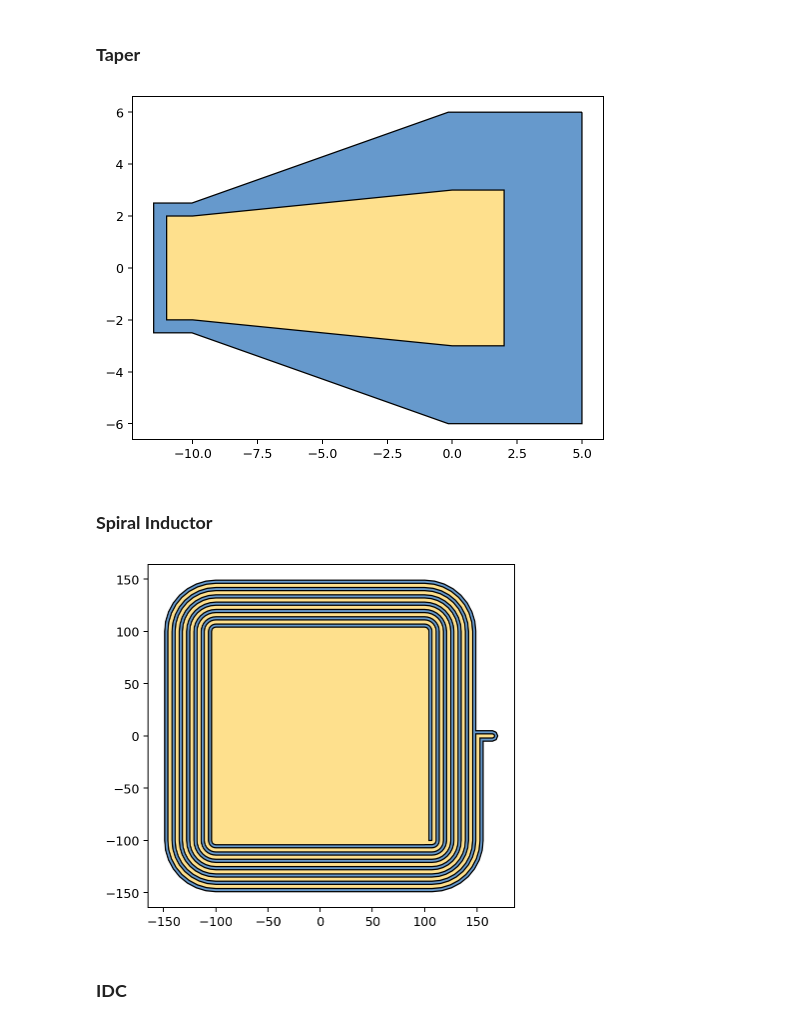
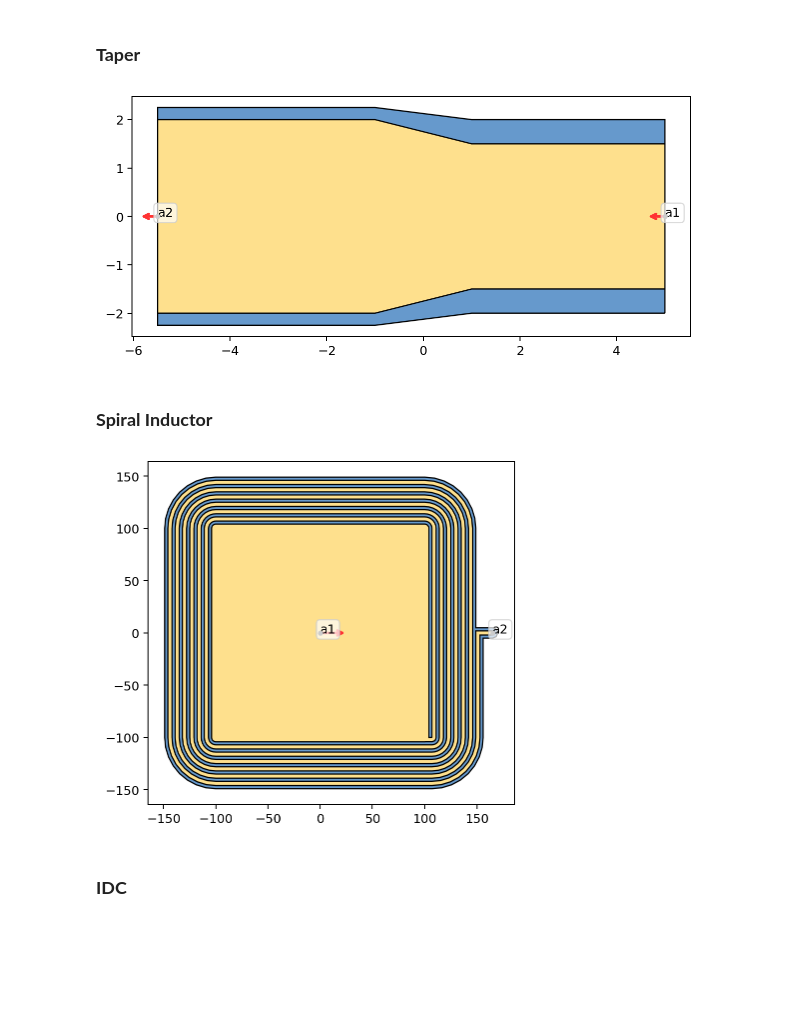
Before and after one commit to eeroqlab/zeroheliumkit, a Jupyter notebook: examples/basic_geometries.ipynb, the cells around one changed output. Drawn from its saved outputs; the diff is of its cells as text; code cells hidden in the pictures; blank space fills up the shorter version.

```diff
--- a/examples/basic_geometries.ipynb
+++ b/examples/basic_geometries.ipynb
@@ -47,24 +49,21 @@ plt.show()
 # %% [markdown]
 ### **Taper**
 # %%
-layer_info = {"metal": None,
-              "etch": (3, 0.5)}
-tp = Taper(length = 10,
-           width1 = 6,
-           width2 = 4,
-           input_length = 2,
-           output_length = 1,
-           anchors = "flat",
-           layers = layer_info)
+layer_info = {"metal": (3, 4),
+              "etch": (3 + 1, 4 + 0.5)}
+tp = Taper(length=2,
+           layers=layer_info,
+           alabel=("a1","a2"))
+
 tp.scale(-1, 1, origin=(0,0))
 
 fig = plt.figure(1, figsize=SIZE, dpi=90)
 ax = fig.add_subplot(111)
-tp.plot(ax=ax, layer=["etch", "metal"], color=COLORS)
+tp.plot(ax=ax, layer=["etch", "metal", "anchors"], color=COLORS)
 plt.gca().set_aspect('equal')
 plt.show()
 # %% [output]
-[figure, old version]
+[figure, new version]
 # %% [markdown]
 ### **Spiral Inductor** <a name="introduction"></a>
 # %%
@@ -75,16 +74,17 @@ spI = SpiralInductor(size = 200,
                     gap = 3,
                     num_turns = 6,
                     smallest_section_length = 0.5,
-                    layers = layer_info)
+                    layers = layer_info,
+                    alabel=("a1", "a2"))
 
 fig = plt.figure(1, figsize=SIZE, dpi=90)
 ax = fig.add_subplot(111)
-spI.plot(ax=ax, layer=["etch", "metal"], color=COLORS)
+spI.plot(ax=ax, layer=["etch", "metal", "anchors"], color=COLORS)
 plt.gca().set_aspect('equal')
 plt.show()
 #spI.save_to_file("spiral_inductor")
 # %% [output]
-[figure, old version]
+[figure, new version]
 # %% [markdown]
 ### **IDC**
 # %%
```
Also changed, not shown: parts of 15 cells of this notebook, 6 other files.
